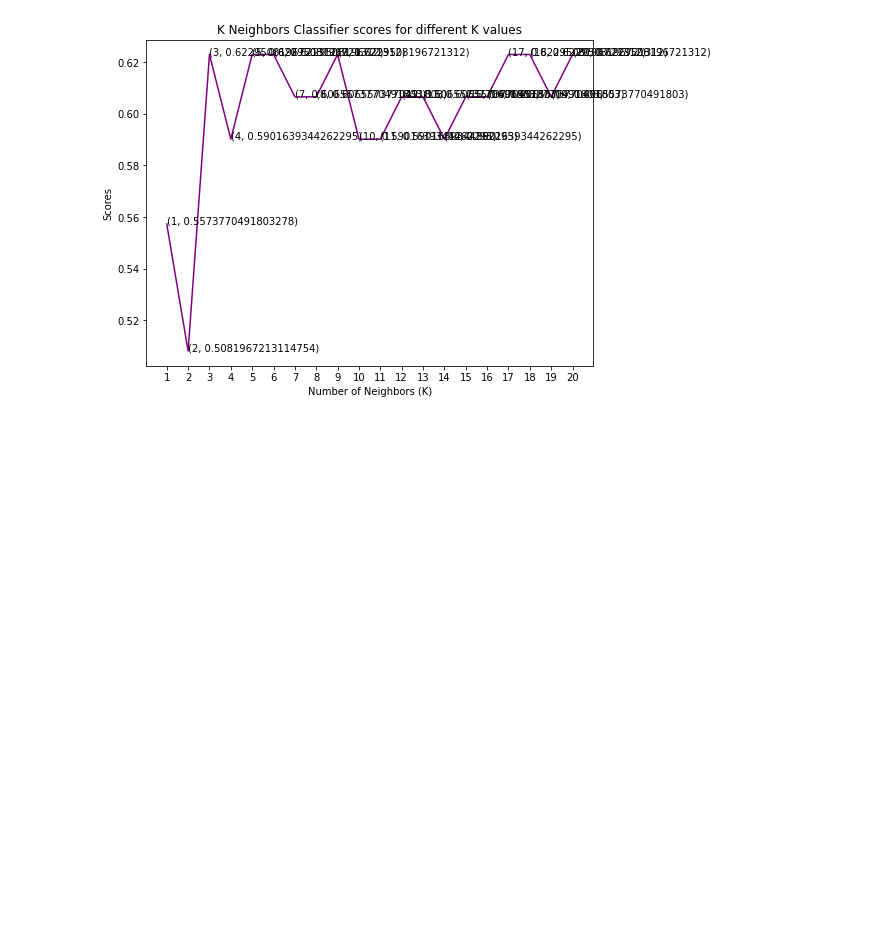
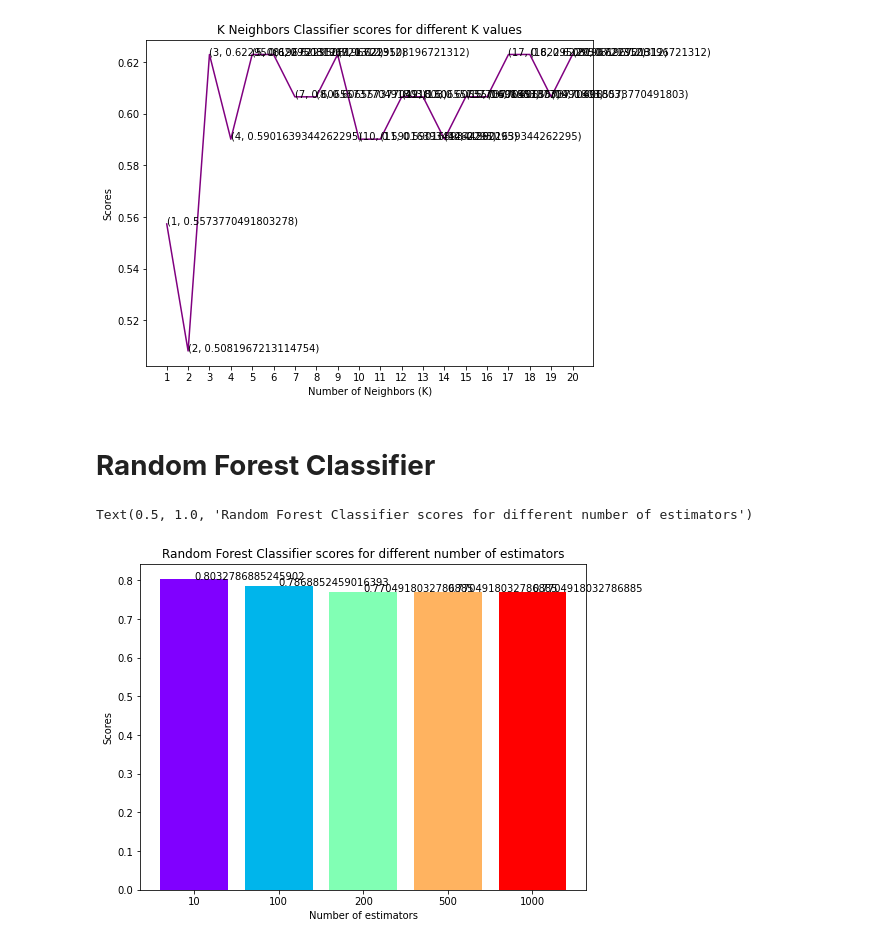
Before and after one commit to akbarali2019/Heart-Disease-Prediction-using-Machine-Learning, a Jupyter notebook: Heart_Disease_Prediction_using_MachineLearning.ipynb, the cells around one changed output. Saved outputs shown, nothing was run; the diff lists cells and outputs as text; code cells hidden in the pictures; blank space fills up the shorter version.

```diff
--- a/Heart_Disease_Prediction_using_MachineLearning.ipynb
+++ b/Heart_Disease_Prediction_using_MachineLearning.ipynb
@@ -282,3 +275,5 @@ plt.title('K Neighbors Classifier scores for different K values')
 # %% [output]
 Text(0.5, 1.0, 'K Neighbors Classifier scores for different K values')
 [figure]
+# %% [markdown]
+# **Random Forest Classifier**
@@ -284,0 +282,19 @@ Text(0.5, 1.0, 'K Neighbors Classifier scores for different K values')
+# %%
+rf_scores = []
+estimators = [10, 100, 200, 500, 1000]
+for i in estimators:
+    rf_classifier = RandomForestClassifier(n_estimators = i, random_state = 0)
+    rf_classifier.fit(X_train, Y_train)
+    rf_scores.append(rf_classifier.score(X_test, Y_test))
+# %%
+colors = rainbow(np.linspace(0, 1, len(estimators)))
+plt.bar([i for i in range(len(estimators))], rf_scores, color = colors, width = 0.8)
+for i in range(len(estimators)):
+    plt.text(i, rf_scores[i], rf_scores[i])
+plt.xticks(ticks = [i for i in range(len(estimators))], labels = [str(estimator) for estimator in estimators])
+plt.xlabel('Number of estimators')
+plt.ylabel('Scores')
+plt.title('Random Forest Classifier scores for different number of estimators')
+# %% [output]
+Text(0.5, 1.0, 'Random Forest Classifier scores for different number of estimators')
+[figure, added]
```
Also changed, not shown: parts of 2 cells of this notebook.
